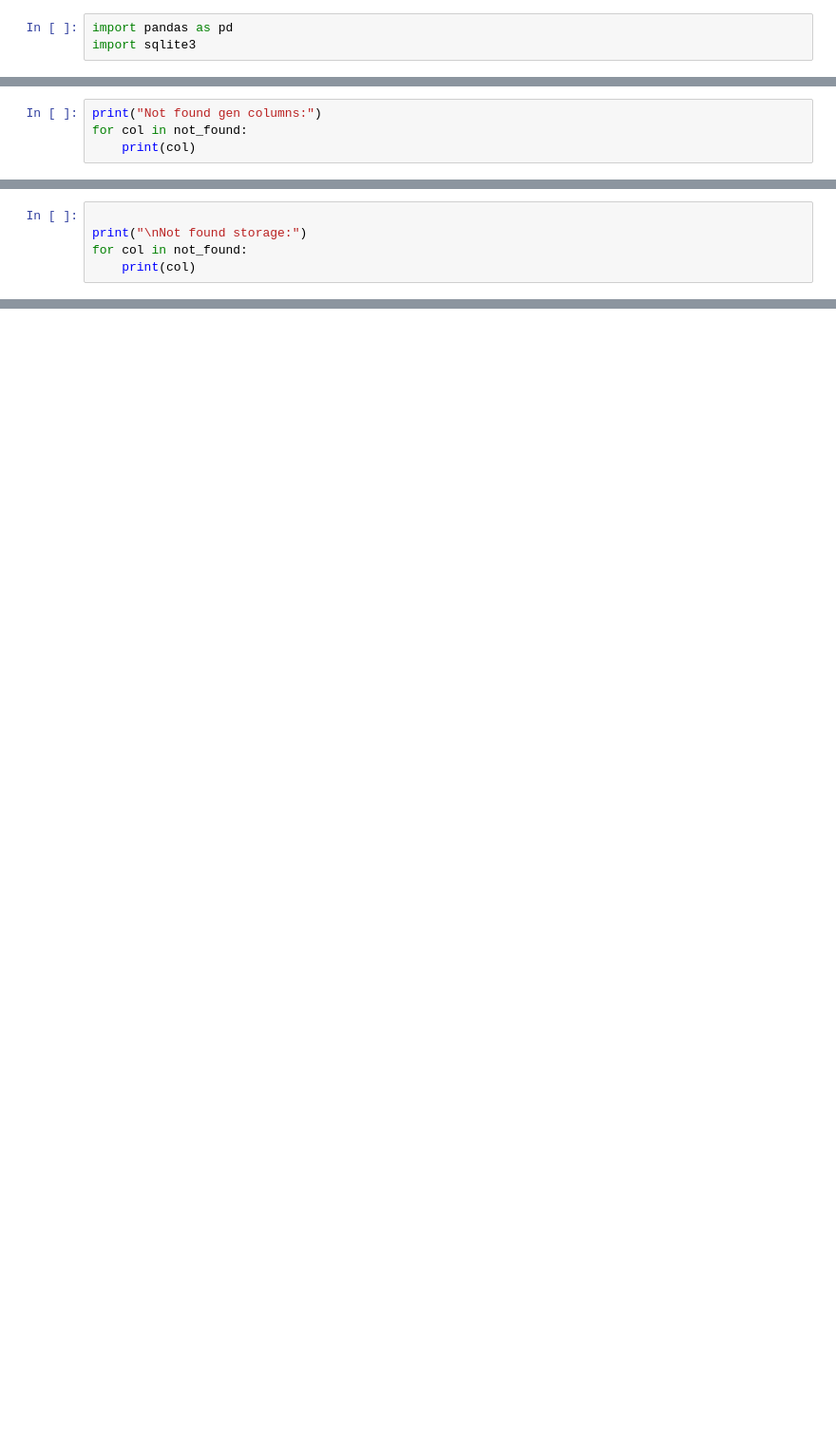
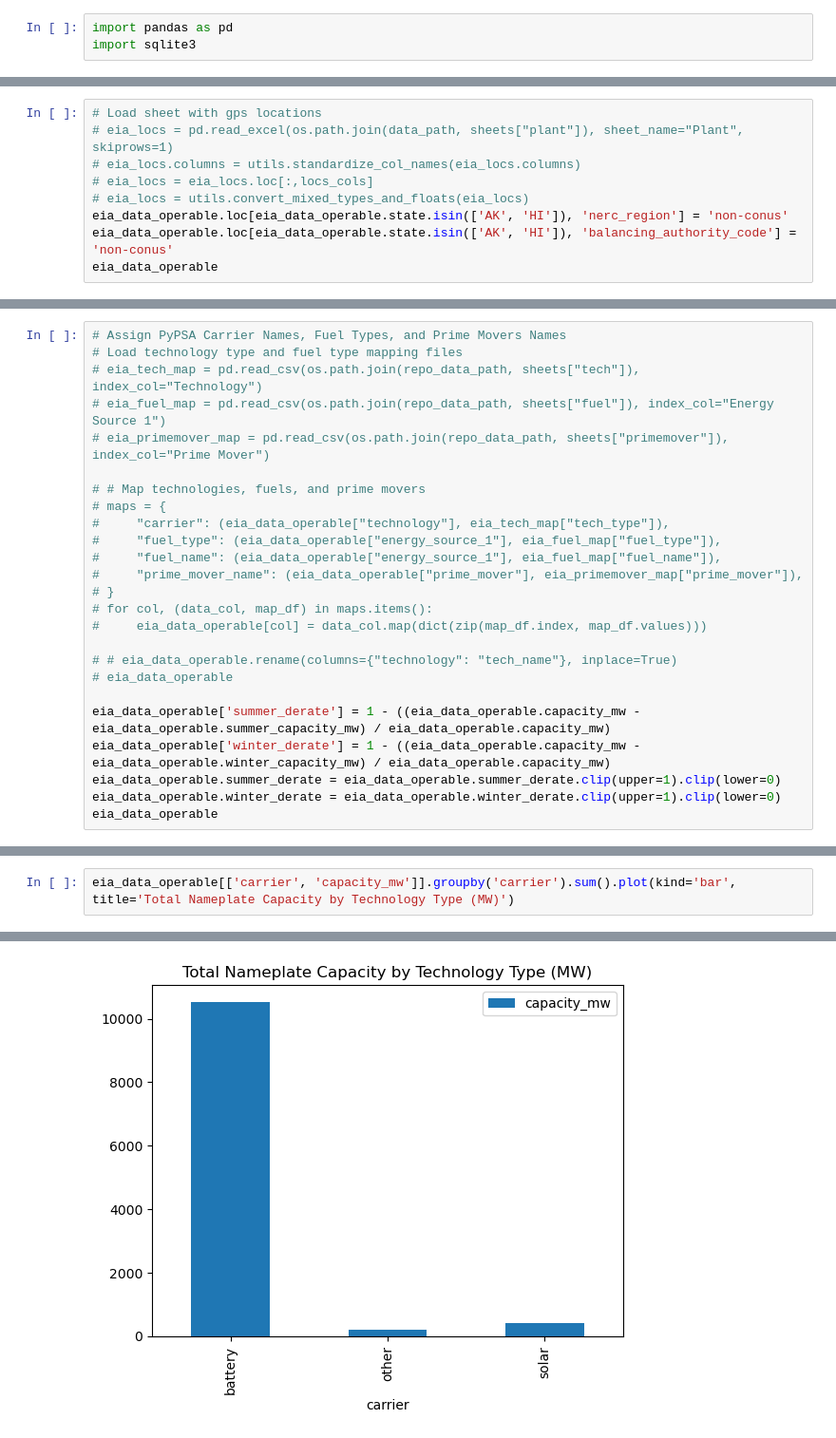
Before and after one commit to PyPSA/pypsa-usa, a Jupyter notebook: workflow/notebooks/eia_pudl_comparison.ipynb, the cells around one changed output, grey strips where cells are left out. Shown at 95% size. Cells and saved outputs as stored; diff of their text form; blank space fills up the shorter version.

```diff
--- a/workflow/notebooks/eia_pudl_comparison.ipynb
+++ b/workflow/notebooks/eia_pudl_comparison.ipynb
@@ -95,4 +58,0 @@ Length: 139, dtype: object
-# %%
-print("Not found gen columns:")
-for col in not_found:
-    print(col)
@@ -134,5 +58,0 @@ for col in storage_cols:
-# %%
-
-print("\nNot found storage:")
-for col in not_found:
-    print(col)
@@ -145,0 +653,9 @@ storage_technology_1
+# %%
+# Load sheet with gps locations
+# eia_locs = pd.read_excel(os.path.join(data_path, sheets["plant"]), sheet_name="Plant", skiprows=1)
+# eia_locs.columns = utils.standardize_col_names(eia_locs.columns)
+# eia_locs = eia_locs.loc[:,locs_cols]
+# eia_locs = utils.convert_mixed_types_and_floats(eia_locs)
+eia_data_operable.loc[eia_data_operable.state.isin(['AK', 'HI']), 'nerc_region'] = 'non-conus'
+eia_data_operable.loc[eia_data_operable.state.isin(['AK', 'HI']), 'balancing_authority_code'] = 'non-conus'
+eia_data_operable
@@ -145,0 +676,25 @@ storage_technology_1
+# %%
+# Assign PyPSA Carrier Names, Fuel Types, and Prime Movers Names
+# Load technology type and fuel type mapping files
+# eia_tech_map = pd.read_csv(os.path.join(repo_data_path, sheets["tech"]), index_col="Technology")
+# eia_fuel_map = pd.read_csv(os.path.join(repo_data_path, sheets["fuel"]), index_col="Energy Source 1")
+# eia_primemover_map = pd.read_csv(os.path.join(repo_data_path, sheets["primemover"]), index_col="Prime Mover")
+
+# # Map technologies, fuels, and prime movers
+# maps = {
+#     "carrier": (eia_data_operable["technology"], eia_tech_map["tech_type"]),
+#     "fuel_type": (eia_data_operable["energy_source_1"], eia_fuel_map["fuel_type"]),
+#     "fuel_name": (eia_data_operable["energy_source_1"], eia_fuel_map["fuel_name"]),
+#     "prime_mover_name": (eia_data_operable["prime_mover"], eia_primemover_map["prime_mover"]),
+# }
+# for col, (data_col, map_df) in maps.items():
+#     eia_data_operable[col] = data_col.map(dict(zip(map_df.index, map_df.values)))
+
+# # eia_data_operable.rename(columns={"technology": "tech_name"}, inplace=True)
+# eia_data_operable
+
+eia_data_operable['summer_derate'] = 1 - ((eia_data_operable.capacity_mw - eia_data_operable.summer_capacity_mw) / eia_data_operable.capacity_mw)
+eia_data_operable['winter_derate'] = 1 - ((eia_data_operable.capacity_mw - eia_data_operable.winter_capacity_mw) / eia_data_operable.capacity_mw)
+eia_data_operable.summer_derate = eia_data_operable.summer_derate.clip(upper=1).clip(lower=0)
+eia_data_operable.winter_derate = eia_data_operable.winter_derate.clip(upper=1).clip(lower=0)
+eia_data_operable
@@ -145,0 +1000,3 @@ storage_technology_1
+# %%
+eia_data_operable[['carrier', 'capacity_mw']].groupby('carrier').sum().plot(kind='bar', title='Total Nameplate Capacity by Technology Type (MW)')
+# %% [output]
@@ -145,0 +1004 @@ storage_technology_1
+[figure, added]
```
Also changed, not shown: parts of 19 cells of this notebook.
